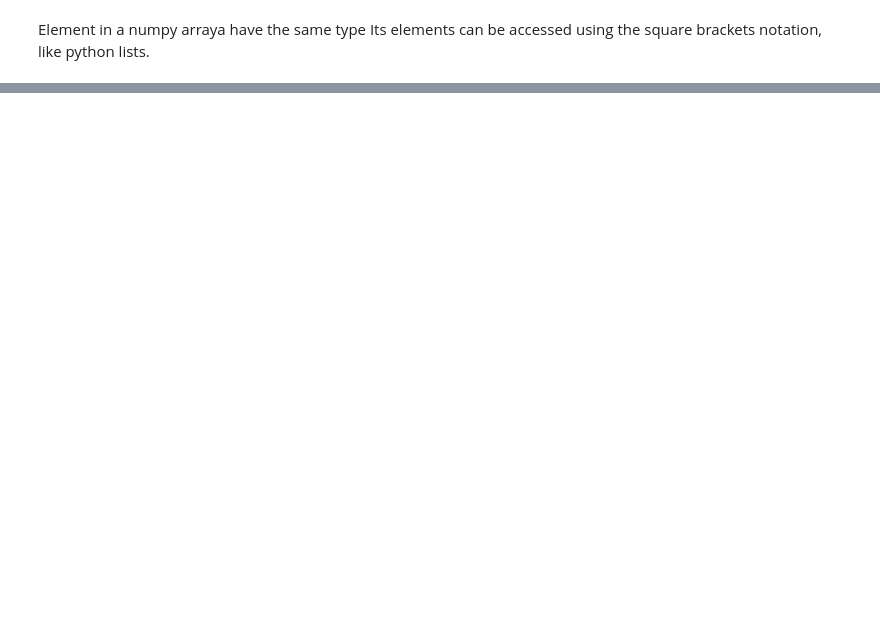
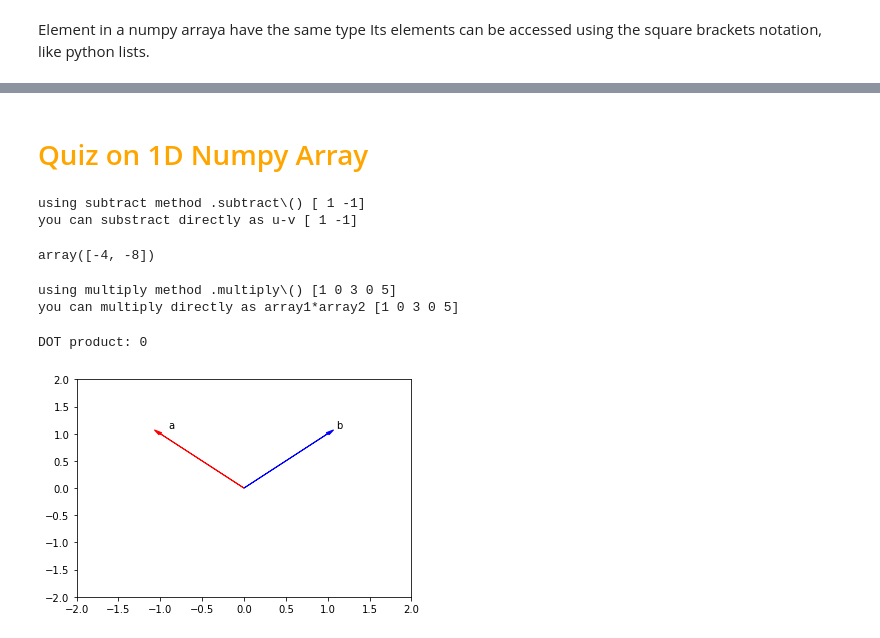
Before and after one commit to PosgradoMNA/actividades-de-aprendizaje-dsercam, a Jupyter notebook: Semana3_PythonIBM.ipynb, the cells around one changed output, grey strips where cells are left out. Saved outputs shown, nothing was run; the diff lists cells and outputs as text; code cells hidden in the pictures; blank space fills up the shorter version.

```diff
--- a/Semana3_PythonIBM.ipynb
+++ b/Semana3_PythonIBM.ipynb
@@ -22,0 +495,6 @@ import pandas as pd
+# %%
+#you can use the divide function to divide arrays
+a = np.array([10, 20, 30])
+b = np.array([2, 10, 5])
+c = np.divide(a, b)
+c
@@ -22,0 +567,59 @@ import pandas as pd
+# %% [markdown]
+# <font color="orange"> Quiz on 1D Numpy Array</font>
+# %%
+# Write your code below and press Shift+Enter to execute
+
+u = np.array([1, 0])
+v = np.array([0, 1])
+result = np.subtract(u,v)
+print('using subtract method .subtract\()',result)
+print('you can substract directly as u-v',u-v)
+# %% [output]
+using subtract method .subtract\() [ 1 -1]
+you can substract directly as u-v [ 1 -1]
+# %%
+# Write your code below and press Shift+Enter to execute
+z = np.array([2, 4])
+result = -2*z
+result
+# %% [output]
+array([-4, -8])
+# %%
+#Consider the list [1, 2, 3, 4, 5] and [1, 0, 1, 0, 1]. Cast both lists to a numpy array then multiply them together:
+array1 = np.array([1, 2, 3, 4, 5])
+array2 = np.array([1, 0, 1, 0, 1])
+result = np.multiply(array1,array2)
+print('using multiply method .multiply\()',result)
+print('you can multiply directly as array1*array2',array1*array2)
+# %% [output]
+using multiply method .multiply\() [1 0 3 0 5]
+you can multiply directly as array1*array2 [1 0 3 0 5]
+# %%
+# Import the libraries
+
+import time
+import sys
+import numpy as np
+
+import matplotlib.pyplot as plt
+%matplotlib inline
+
+def Plotvec2(a,b):
+    ax = plt.axes()# to generate the full window axes
+    ax.arrow(0, 0, *a, head_width=0.05, color ='r', head_length=0.1)#Add an arrow to the  a Axes with arrow head width 0.05, color red and arrow head length 0.1
+    plt.text(*(a + 0.1), 'a')
+    ax.arrow(0, 0, *b, head_width=0.05, color ='b', head_length=0.1)#Add an arrow to the  b Axes with arrow head width 0.05, color blue and arrow head length 0.1
+    plt.text(*(b + 0.1), 'b')
+    plt.ylim(-2, 2)#set the ylim to bottom(-2), top(2)
+    plt.xlim(-2, 2)#set the xlim to left(-2), right(2)
+# %%
+# Convert the list [-1, 1] and [1, 1] to numpy arrays a and b. Then, plot the arrays as vectors using the fuction Plotvec2 and find their dot product:
+a = np.array([-1, 1])
+b = np.array([1, 1])
+dt = np.dot(a,b)
+
+Plotvec2(a,b)
+print("DOT product:", dt)
+# %% [output]
+DOT product: 0
+[figure, added]
```
Also changed, not shown: parts of 90 cells of this notebook.
